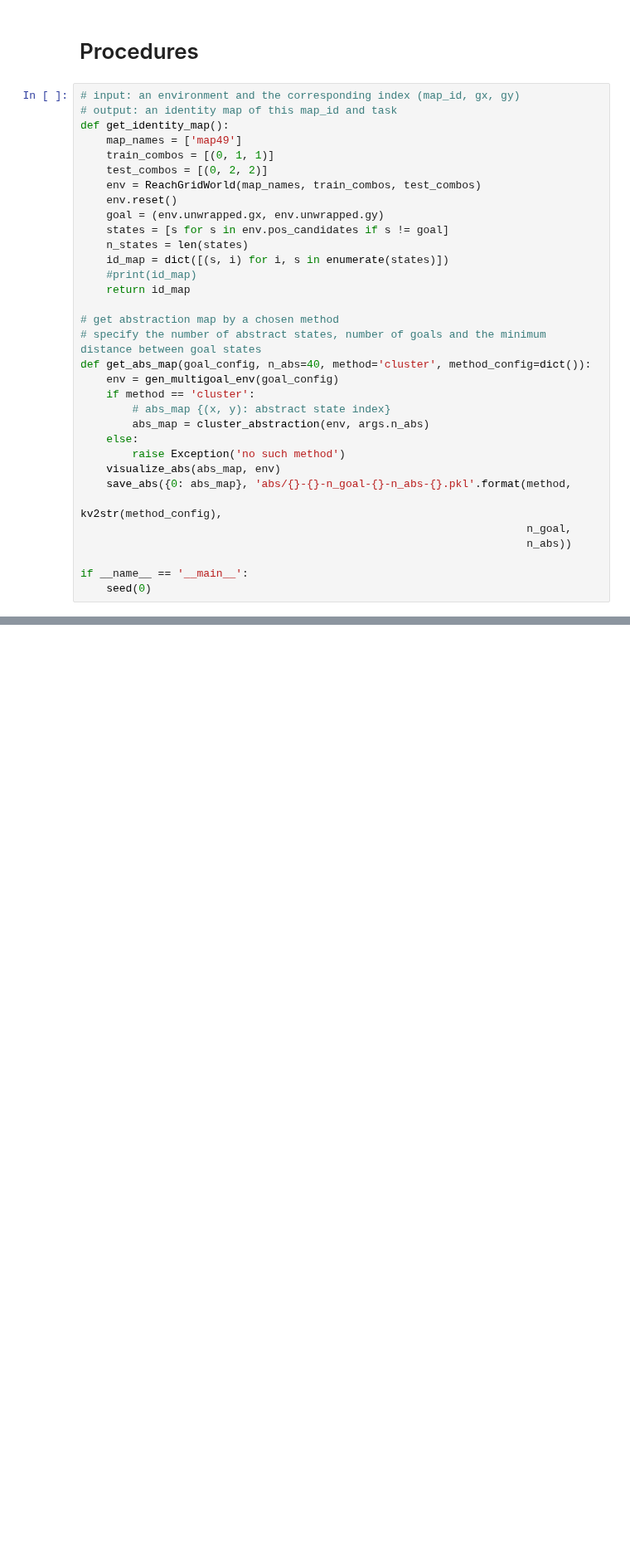
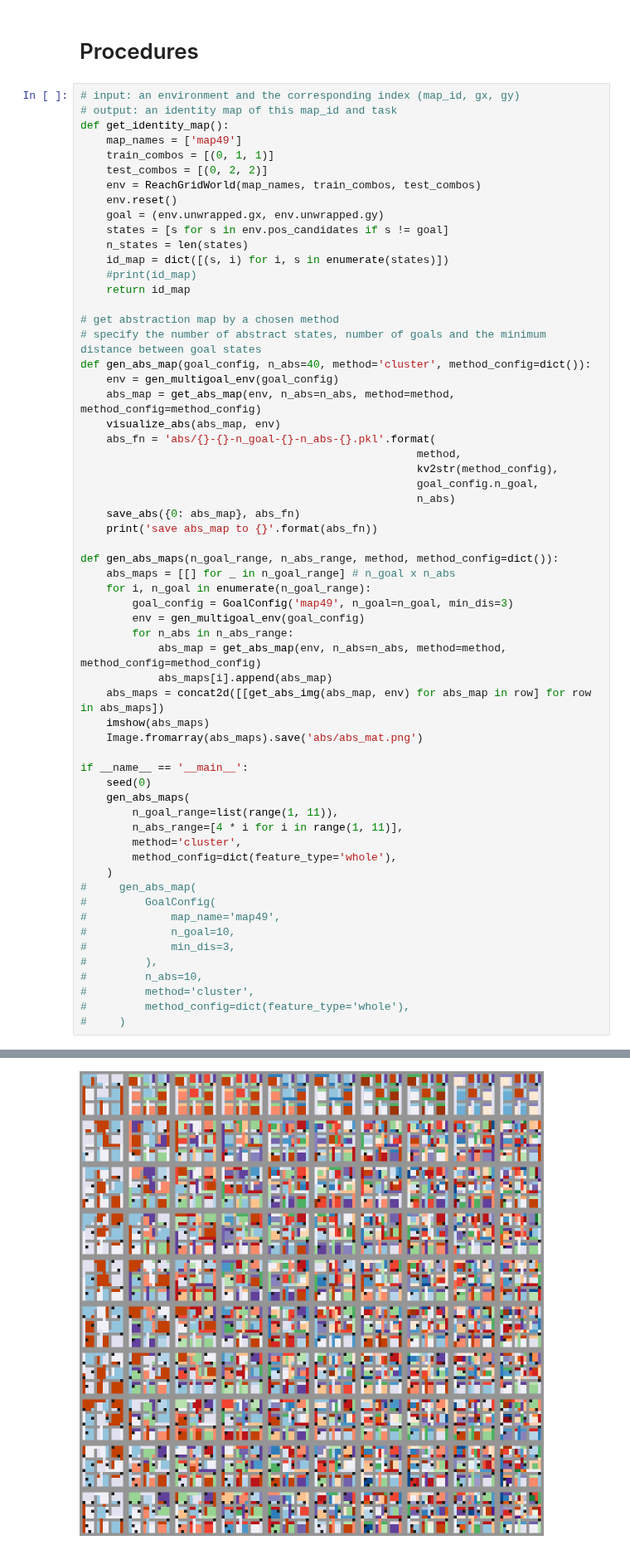
Before and after one commit to lchenat/TSA, a Jupyter notebook: construct_abs.ipynb, the cells around one changed output, grey strips where cells are left out. Shown at 83% size. Drawn from its saved outputs; the diff is of its cells as text; blank space fills up the shorter version.

```diff
--- a/construct_abs.ipynb
+++ b/construct_abs.ipynb
@@ -169,18 +208,46 @@ def get_identity_map():
 
 # get abstraction map by a chosen method
 # specify the number of abstract states, number of goals and the minimum distance between goal states
-def get_abs_map(goal_config, n_abs=40, method='cluster', method_config=dict()):
+def gen_abs_map(goal_config, n_abs=40, method='cluster', method_config=dict()):
     env = gen_multigoal_env(goal_config)
-    if method == 'cluster':
-        # abs_map {(x, y): abstract state index}
-        abs_map = cluster_abstraction(env, args.n_abs)
-    else:
-        raise Exception('no such method')
+    abs_map = get_abs_map(env, n_abs=n_abs, method=method, method_config=method_config)
     visualize_abs(abs_map, env)
-    save_abs({0: abs_map}, 'abs/{}-{}-n_goal-{}-n_abs-{}.pkl'.format(method,
-                                                                     kv2str(method_config),
-                                                                     n_goal,
-                                                                     n_abs))
+    abs_fn = 'abs/{}-{}-n_goal-{}-n_abs-{}.pkl'.format(
+                                                    method,
+                                                    kv2str(method_config),
+                                                    goal_config.n_goal,
+                                                    n_abs)
+    save_abs({0: abs_map}, abs_fn)
+    print('save abs_map to {}'.format(abs_fn))
+
+def gen_abs_maps(n_goal_range, n_abs_range, method, method_config=dict()):
+    abs_maps = [[] for _ in n_goal_range] # n_goal x n_abs
+    for i, n_goal in enumerate(n_goal_range):
+        goal_config = GoalConfig('map49', n_goal=n_goal, min_dis=3)
+        env = gen_multigoal_env(goal_config)
+        for n_abs in n_abs_range:
+            abs_map = get_abs_map(env, n_abs=n_abs, method=method, method_config=method_config)
+            abs_maps[i].append(abs_map)
+    abs_maps = concat2d([[get_abs_img(abs_map, env) for abs_map in row] for row in abs_maps])
+    imshow(abs_maps)
+    Image.fromarray(abs_maps).save('abs/abs_mat.png')
 
 if __name__ == '__main__':
     seed(0)
+    gen_abs_maps(
+        n_goal_range=list(range(1, 11)),
+        n_abs_range=[4 * i for i in range(1, 11)],
+        method='cluster',
+        method_config=dict(feature_type='whole'),
+    )
+#     gen_abs_map(
+#         GoalConfig(
+#             map_name='map49',
+#             n_goal=10,
+#             min_dis=3,
+#         ),
+#         n_abs=10,
+#         method='cluster',
+#         method_config=dict(feature_type='whole'),
+#     )
+# %% [output]
@@ -186,0 +279 @@ if __name__ == '__main__':
+[figure, added]
```
Also changed, not shown: parts of 5 cells of this notebook, 3 other files.
